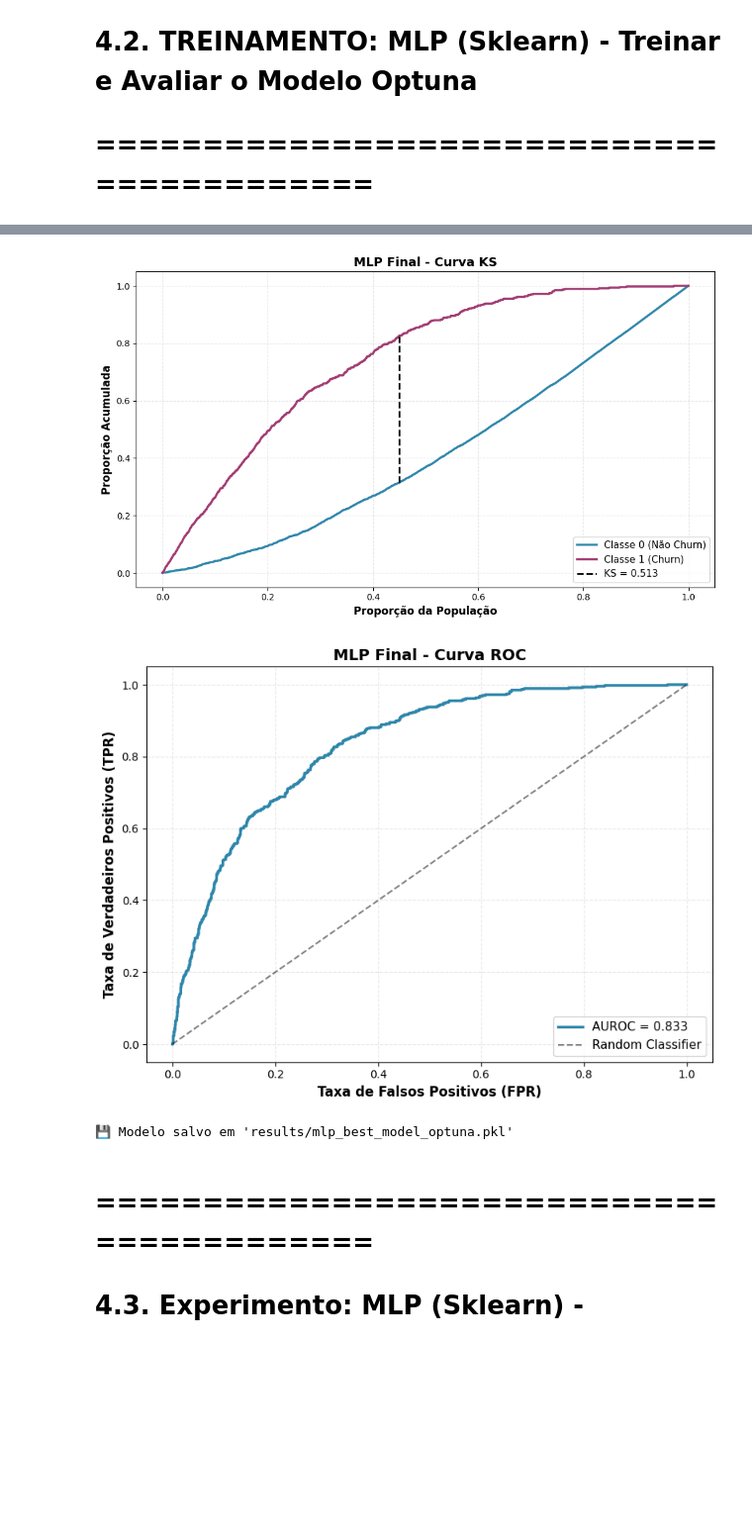
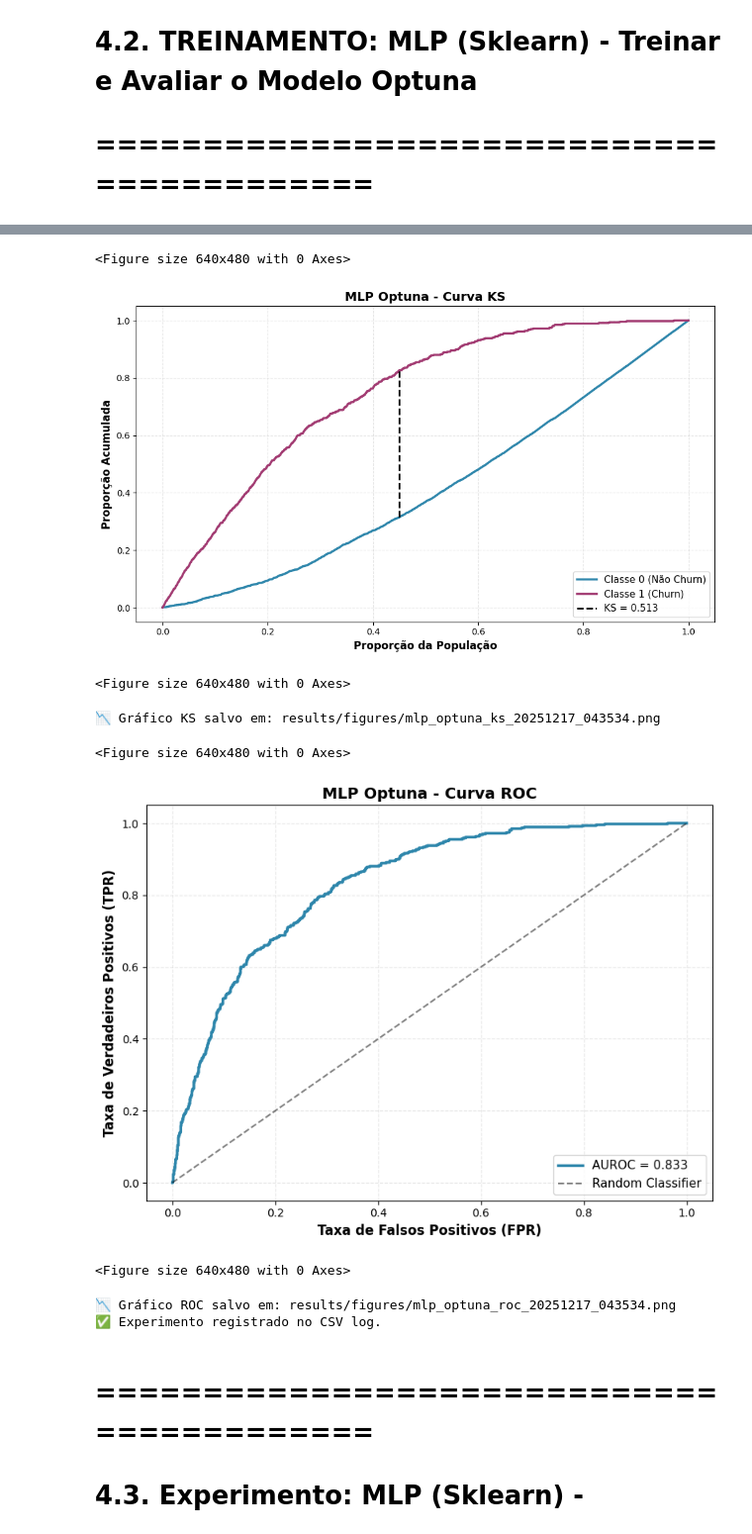
Before and after one commit to vggd18/telecom-churn-project, a Jupyter notebook: experiments/mlp.ipynb, the cells around one changed output, grey strips where cells are left out. Shown: that part at 99% size. Saved outputs shown, nothing was run; the diff lists cells and outputs as text; code cells hidden in the pictures; blank space fills up the shorter version.

```diff
--- a/experiments/mlp.ipynb
+++ b/experiments/mlp.ipynb
@@ -317,16 +318,41 @@ final_model.train(X_train, y_train, X_val, y_val)
 y_pred_test = final_model.predict_proba(X_test)[:, 1]
 metrics_test = calculate_all_metrics(y_test, y_pred_test)
 
-print("\n📊 RESULTADOS NO TESTE:")
-print_metrics("Melhor MLP", metrics_test)
+print("\n📊 RESULTADOS NO TESTE (Optuna):")
+print_metrics("Melhor MLP Optuna", metrics_test)
 
-# 5. Gerar Gráficos Obrigatórios (Slides 16 e 21)
-plot_ks_statistic(y_test, y_pred_test, title="MLP Final - Curva KS")
-plot_roc_curve(y_test, y_pred_test, title="MLP Final - Curva ROC")
 
-# 6. Salvar o modelo(Ajustar para salvar também as imagens)
-final_model.save("results/mlp_best_model_optuna.pkl")
-print("\n💾 Modelo salvo em 'results/mlp_best_model_optuna.pkl'")
+# A. Salvar o Modelo (.pkl) com Timestamp
+model_path = get_timestamped_path("mlp_optuna.pkl", subfolder="models")
+final_model.save(model_path)
+print(f"\n💾 Modelo salvo em: {model_path}")
+
+# B. Gerar e Salvar Gráficos
+# Gráfico KS
+plt.figure()
+plot_ks_statistic(y_test, y_pred_test, title="MLP Optuna - Curva KS")
+ks_path = get_timestamped_path("mlp_optuna_ks.png", subfolder="figures")
+plt.savefig(ks_path)
+plt.show()
+print(f"📉 Gráfico KS salvo em: {ks_path}")
+
+# Gráfico ROC
+plt.figure()
+plot_roc_curve(y_test, y_pred_test, title="MLP Optuna - Curva ROC")
+roc_path = get_timestamped_path("mlp_optuna_roc.png", subfolder="figures")
+plt.savefig(roc_path)
+plt.show()
+print(f"📉 Gráfico ROC salvo em: {roc_path}")
+
+# C. Registrar no Log de Experimentos (CSV)
+# Isso cumpre o requisito do Slide 10 de documentar a evolução
+log_experiment(
+    log_file='results/experiments_log.csv',
+    model_name='MLP_Optuna_Best',
+    metrics=metrics_test,
+    params=best_params
+)
+print("✅ Experimento registrado no CSV log.")
 # %% [output]
 🏆 Melhores parâmetros brutos: {'n_layers': 1, 'n_units_l0': 80, 'activation': 'tanh', 'solver': 'sgd', 'learning_rate_init': 0.015632766478360996, 'alpha': 0.009883074272104064}
 ⚙️ Configuração final para o modelo: {'activation': 'tanh', 'solver': 'sgd', 'learning_rate_init': 0.015632766478360996, 'alpha': 0.009883074272104064, 'hidden_layer_sizes': (80,)}
@@ -340,6 +368,12 @@ F1 Score:  0.6146
+<Figure size 640x480 with 0 Axes>
-[figure, old version]
+[figure, new version]
+<Figure size 640x480 with 0 Axes>
+📉 Gráfico KS salvo em: results/figures/mlp_optuna_ks_20251217_043534.png
+<Figure size 640x480 with 0 Axes>
-[figure, old version]
+[figure, new version]
-💾 Modelo salvo em 'results/mlp_best_model_optuna.pkl'
+<Figure size 640x480 with 0 Axes>
+📉 Gráfico ROC salvo em: results/figures/mlp_optuna_roc_20251217_043534.png
+✅ Experimento registrado no CSV log.
 # %% [markdown]
 # ==========================================
 # 4.3. Experimento: MLP (Sklearn) - **Otimização Grid Search (Manual)**
```
Also changed, not shown: parts of 3 cells of this notebook.
